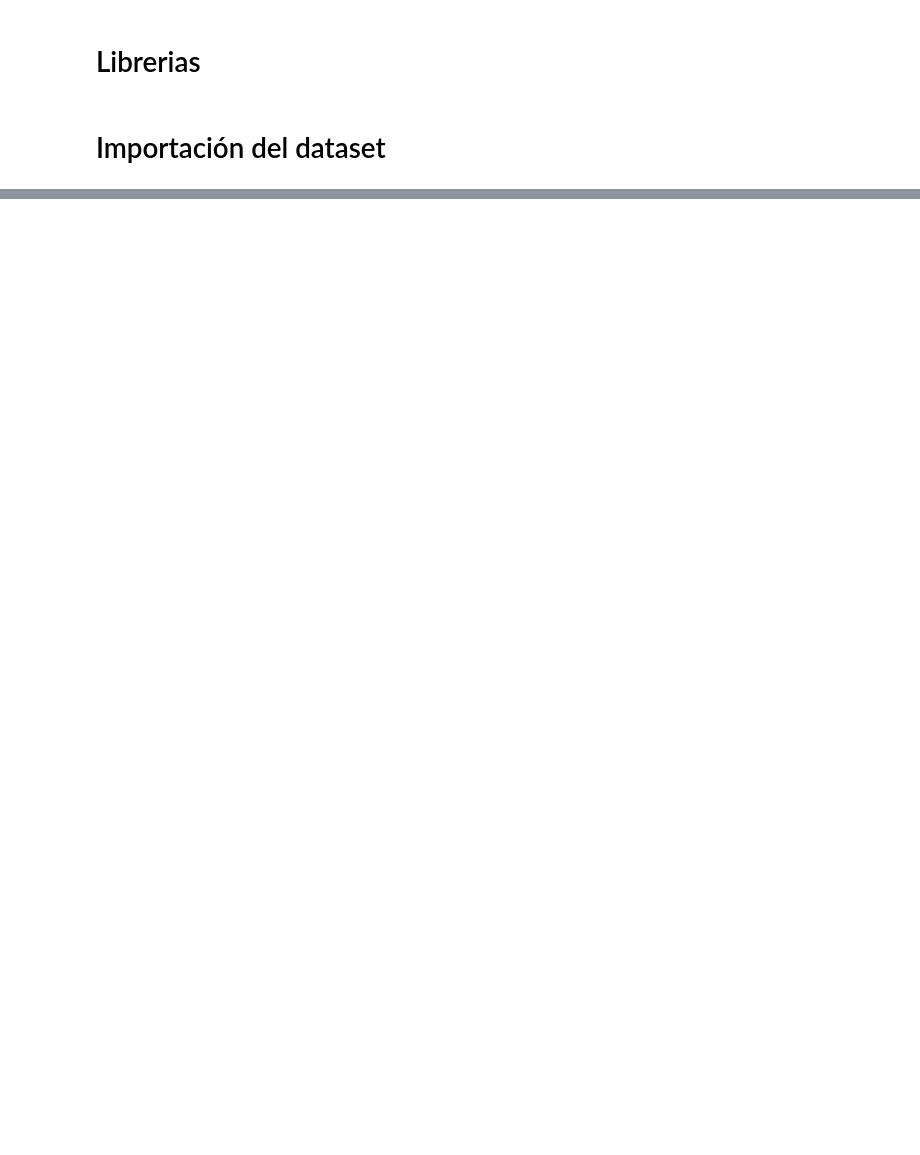
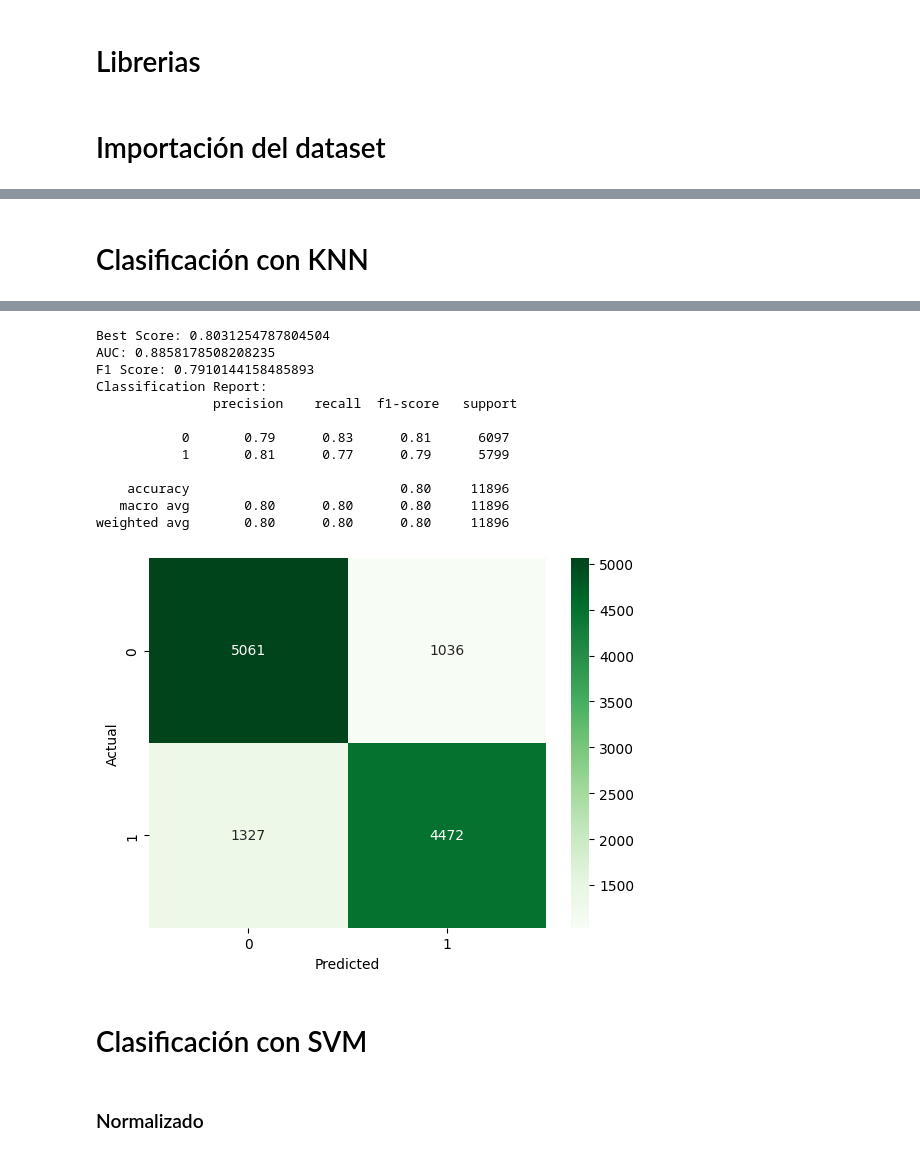
Before and after one commit to FrancoSecchi/7506R-1C2023-GRUPO02, a Jupyter notebook: checkpoint-3/7506R_TP1_GRUPO02_CHP3_ENTREGA.ipynb, the cells around one changed output, grey strips where cells are left out. Saved outputs shown, nothing was run; the diff lists cells and outputs as text; code cells hidden in the pictures; blank space fills up the shorter version.

Commit message:
VotingClassifier e informe

```diff
--- a/checkpoint-3/7506R_TP1_GRUPO02_CHP3_ENTREGA.ipynb
+++ b/checkpoint-3/7506R_TP1_GRUPO02_CHP3_ENTREGA.ipynb
@@ -44,0 +211,44 @@ df_test = pd.read_csv(url_test)
+# %%
+inject = True
+# %% [markdown]
+# Clasificación con KNN
+# %%
+#Clasificador KNN
+model = KNeighborsClassifier(n_jobs=-1)
+# %%
+import time
+
+#Grilla de Parámetros
+params_grid={ 'n_neighbors':range(50,500),
+              'weights':['distance','uniform'],
+              'algorithm':['ball_tree', 'kd_tree', 'brute'],
+              'metric':['euclidean','manhattan','chebyshev'],
+              'leaf_size': range(30,200, 10) #maybe not needed.
+             }
+
+# Metrica a optimizar (F1 Score)
+scorer = make_scorer(sk.metrics.f1_score)
+
+iters = 40
+folds = 7
+
+search = RandomizedSearchCV(model, params_grid, cv=folds, scoring = scorer, n_iter=iters, random_state=231, verbose=10, n_jobs=-1)
+
+start = time.time()
+if not inject:
+  search.fit(X = x_train, y = y_train)
+  print_search(search, start)
+# %%
+#Best Score: 0.79
+knn_best_params = search.best_params_ if not inject else {'weights': 'distance', 'n_neighbors': 120, 'metric': 'manhattan', 'leaf_size': 120, 'algorithm': 'brute'}
+# %%
+knn = train_with_cv(KNeighborsClassifier(n_jobs=-1), knn_best_params, folds, x_train, y_train)
+
+#Evaluo en el set de test
+y_pred_proba= knn.predict_proba(x_test)[:, 1]
+print('AUC:',roc_auc_score(y_test, y_pred_proba))
+
+#Matriz de Confusion
+y_pred=knn.predict(x_test)
+show_performance(y_test, y_pred)
+# %% [output]
@@ -44,0 +263,13 @@ df_test = pd.read_csv(url_test)
+Best Score: 0.8031254787804504
+AUC: 0.8858178508208235
+F1 Score: 0.7910144158485893
+Classification Report:
+               precision    recall  f1-score   support
+
+           0       0.79      0.83      0.81      6097
+           1       0.81      0.77      0.79      5799
+
+    accuracy                           0.80     11896
+   macro avg       0.80      0.80      0.80     11896
+weighted avg       0.80      0.80      0.80     11896
+[figure, added]
@@ -44,0 +278,4 @@ df_test = pd.read_csv(url_test)
+# %% [markdown]
+# Clasificación con SVM
+# %% [markdown]
+### Normalizado
```
Also changed, not shown: parts of 67 cells of this notebook, 1 other file.
